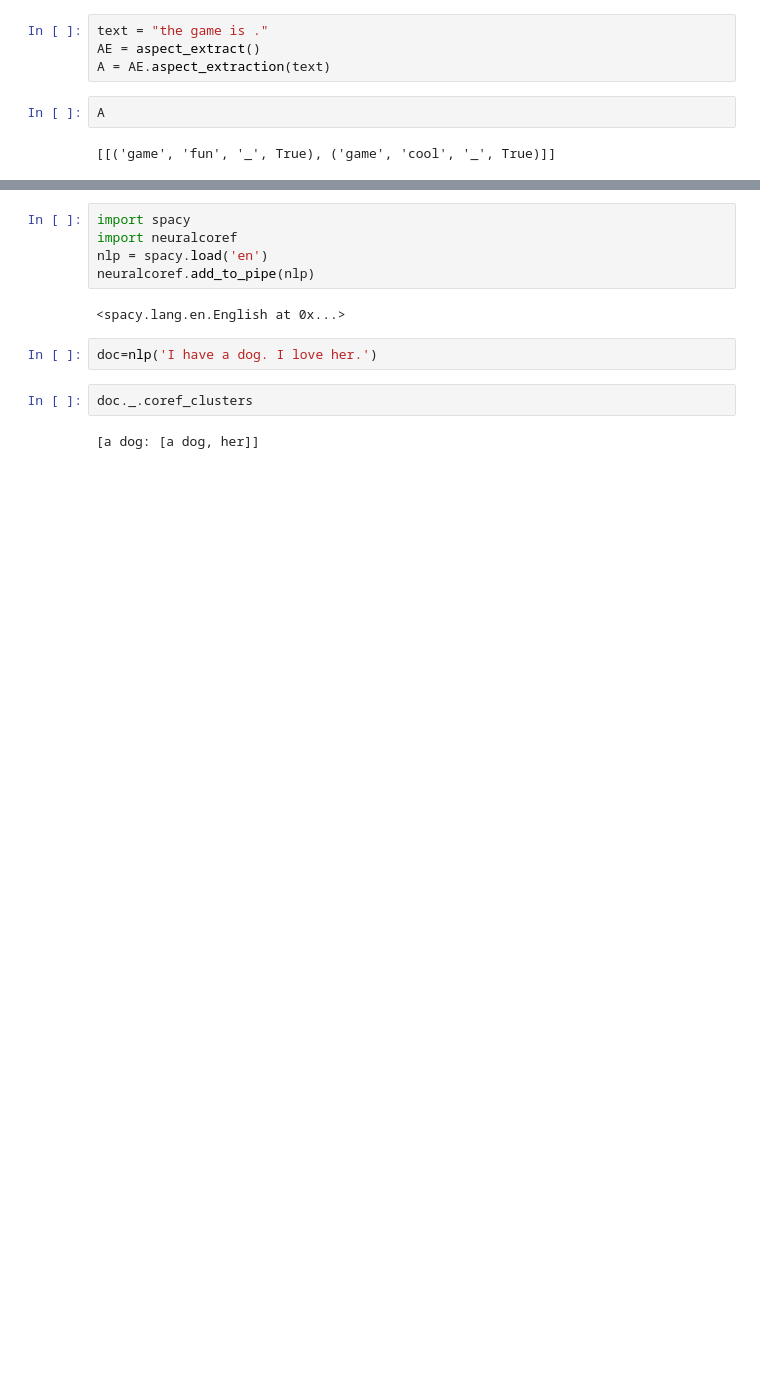
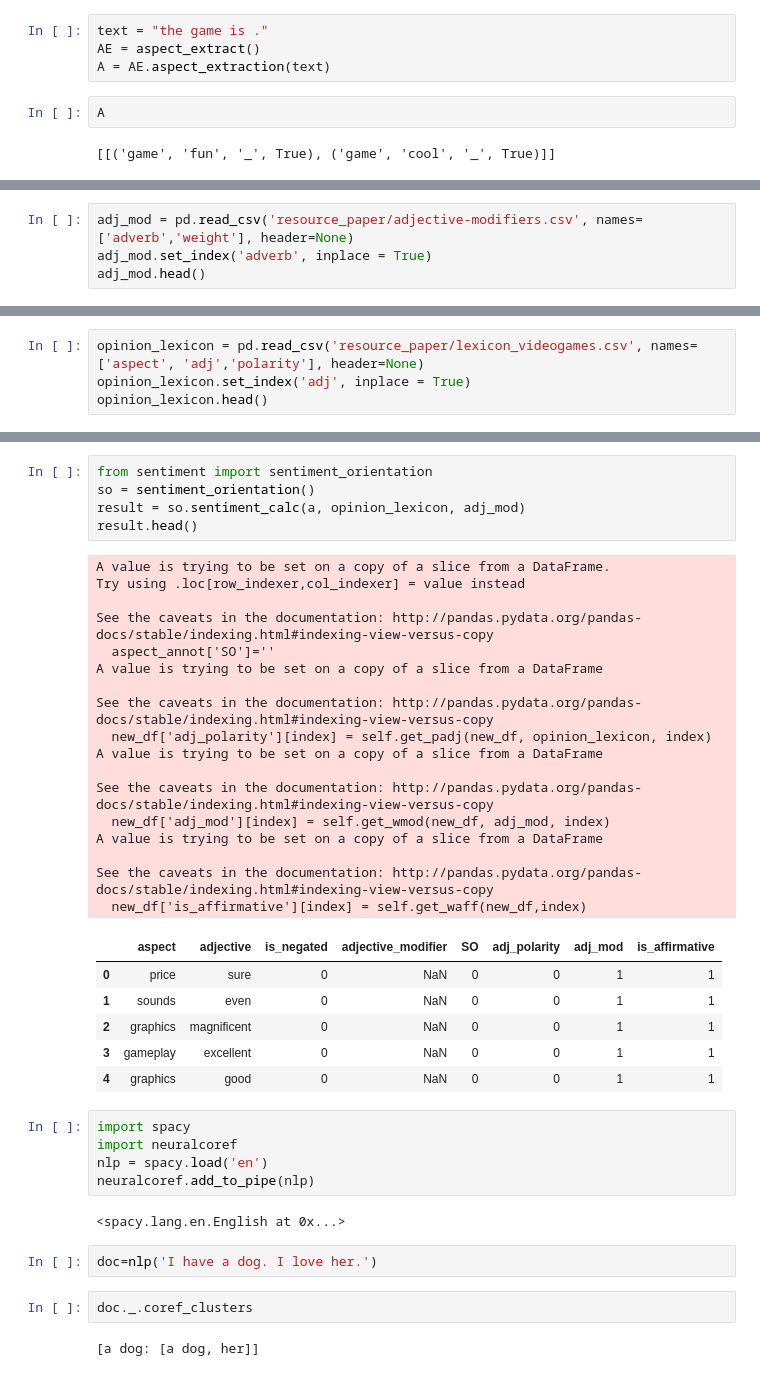
Before and after one commit to amprova/WE_research, a Jupyter notebook: Untitled.ipynb, the cells around one changed output, grey strips where cells are left out. Drawn from its saved outputs; the diff is of its cells as text; blank space fills up the shorter version.

```diff
--- a/Untitled.ipynb
+++ b/Untitled.ipynb
@@ -28,0 +15,4 @@ A
+# %%
+adj_mod = pd.read_csv('resource_paper/adjective-modifiers.csv', names=['adverb','weight'], header=None)
+adj_mod.set_index('adverb', inplace = True)
+adj_mod.head()
@@ -28,0 +39,4 @@ A
+# %%
+opinion_lexicon = pd.read_csv('resource_paper/lexicon_videogames.csv', names=['aspect', 'adj','polarity'], header=None)
+opinion_lexicon.set_index('adj', inplace = True)
+opinion_lexicon.head()
@@ -29,3 +78,32 @@ A
+# %%
+from sentiment import sentiment_orientation
+so = sentiment_orientation()
+result = so.sentiment_calc(a, opinion_lexicon, adj_mod)
+result.head()
+# %% [output]
+A value is trying to be set on a copy of a slice from a DataFrame.
+Try using .loc[row_indexer,col_indexer] = value instead
+
+See the caveats in the documentation: http://pandas.pydata.org/pandas-docs/stable/indexing.html#indexing-view-versus-copy
+  aspect_annot['SO']=''
+A value is trying to be set on a copy of a slice from a DataFrame
+
+See the caveats in the documentation: http://pandas.pydata.org/pandas-docs/stable/indexing.html#indexing-view-versus-copy
+  new_df['adj_polarity'][index] = self.get_padj(new_df, opinion_lexicon, index)
+A value is trying to be set on a copy of a slice from a DataFrame
+
+See the caveats in the documentation: http://pandas.pydata.org/pandas-docs/stable/indexing.html#indexing-view-versus-copy
+  new_df['adj_mod'][index] = self.get_wmod(new_df, adj_mod, index)
+A value is trying to be set on a copy of a slice from a DataFrame
+
+See the caveats in the documentation: http://pandas.pydata.org/pandas-docs/stable/indexing.html#indexing-view-versus-copy
+  new_df['is_affirmative'][index] = self.get_waff(new_df,index)
+|  | aspect | adjective | is_negated | adjective_modifier | SO | adj_polarity | adj_mod | is_affirmative |
+| 0 | price | sure | 0 | NaN | 0 | 0 | 1 | 1 |
+| 1 | sounds | even | 0 | NaN | 0 | 0 | 1 | 1 |
+| 2 | graphics | magnificent | 0 | NaN | 0 | 0 | 1 | 1 |
+| 3 | gameplay | excellent | 0 | NaN | 0 | 0 | 1 | 1 |
+| 4 | graphics | good | 0 | NaN | 0 | 0 | 1 | 1 |
 # %%
 import spacy
 import neuralcoref
```
Also changed, not shown: parts of 21 cells of this notebook, 3 other files.
